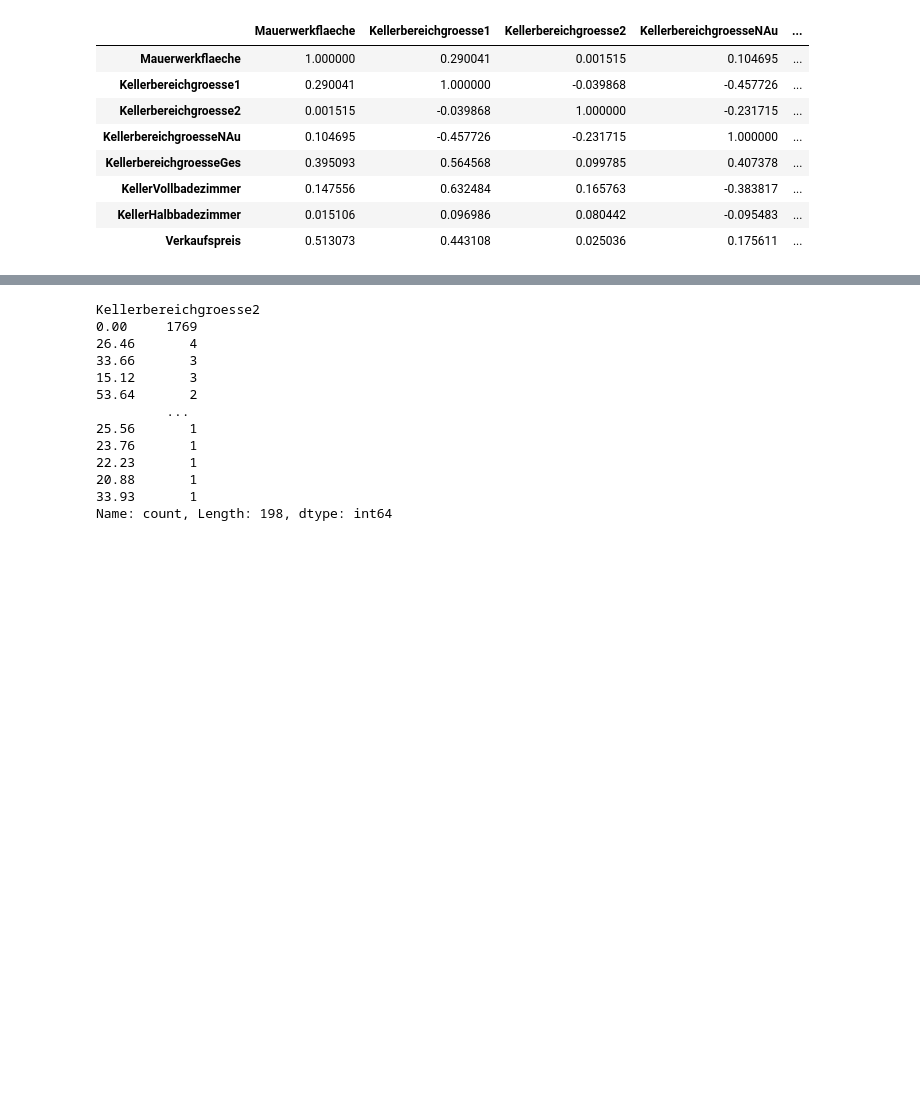
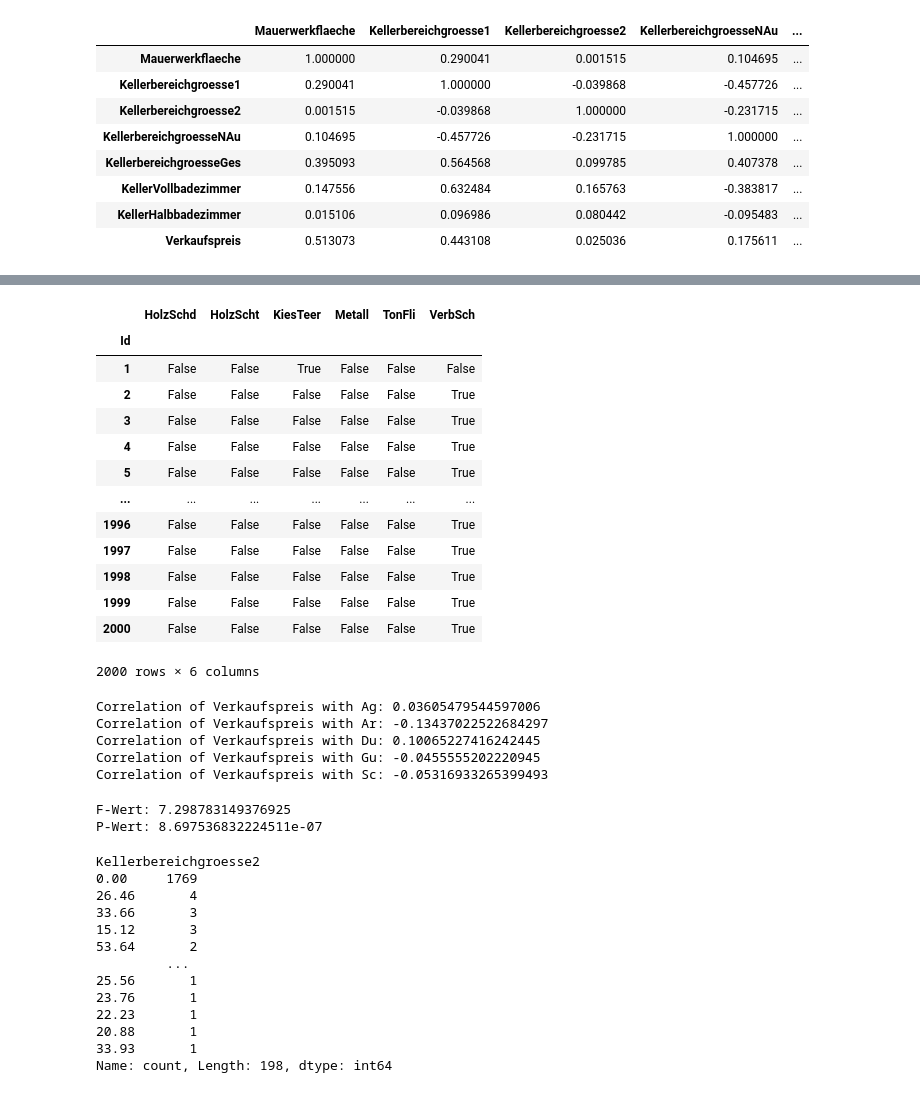
Before and after one commit to FlowBYRN/ml_hackathon, a Jupyter notebook: Analyze_flo.ipynb, the cells around one changed output, grey strips where cells are left out. Cells and saved outputs as stored; diff of their text form; code cells hidden in the pictures; blank space fills up the shorter version.

```diff
--- a/Analyze_flo.ipynb
+++ b/Analyze_flo.ipynb
@@ -138,3 +179,53 @@ calculate_correlation(df_20_2)
+# %%
+pd.get_dummies(df['Dachmaterial'])
+# %% [output]
+|  | HolzSchd | HolzScht | KiesTeer | Metall | TonFli | VerbSch |
+| Id |  |  |  |  |  |  |
+| 1 | False | False | True | False | False | False |
+| 2 | False | False | False | False | False | True |
+| 3 | False | False | False | False | False | True |
+| 4 | False | False | False | False | False | True |
+| 5 | False | False | False | False | False | True |
+| ... | ... | ... | ... | ... | ... | ... |
+| 1996 | False | False | False | False | False | True |
+| 1997 | False | False | False | False | False | True |
+| 1998 | False | False | False | False | False | True |
+| 1999 | False | False | False | False | False | True |
+| 2000 | False | False | False | False | False | True |
+2000 rows × 6 columns
+# %%
+import pandas as pd
+
+# Convert the categorical column to numerical
+dummies = pd.get_dummies(df_20_2['Aussenmaterialzustand'])
+
+# Add the dummy variables to your DataFrame
+df_20_2 = pd.concat([df_20_2, dummies], axis=1)
+
+# Now calculate the correlation for each dummy variable
+for column in dummies.columns:
+    correlation = df_20_2['Verkaufspreis'].corr(df_20_2[column])
+    print(f"Correlation of Verkaufspreis with {column}: {correlation}")
+# %% [output]
+Correlation of Verkaufspreis with Ag: 0.03605479544597006
+Correlation of Verkaufspreis with Ar: -0.13437022522684297
+Correlation of Verkaufspreis with Du: 0.10065227416242445
+Correlation of Verkaufspreis with Gu: -0.0455555202220945
+Correlation of Verkaufspreis with Sc: -0.05316933265399493
+# %%
+import scipy.stats as stats
+
+# Erstellen Sie eine Liste von 'Verkaufspreis'-Werten für jede Kategorie
+values = [df_20_2.loc[df_20_2['Dachmaterial'] == category, 'Verkaufspreis'] for category in df_20_2['Dachmaterial'].unique()]
+
+# Führen Sie die ANOVA durch
+f_val, p_val = stats.f_oneway(*values)
+
+print(f"F-Wert: {f_val}")
+print(f"P-Wert: {p_val}")
+# %% [output]
+F-Wert: 7.298783149376925
+P-Wert: 8.697536832224511e-07
 # %%
 df_20_2['Kellerbereichgroesse2'].value_counts()
 # %% [output]
```
Also changed, not shown: parts of 7 cells of this notebook.
